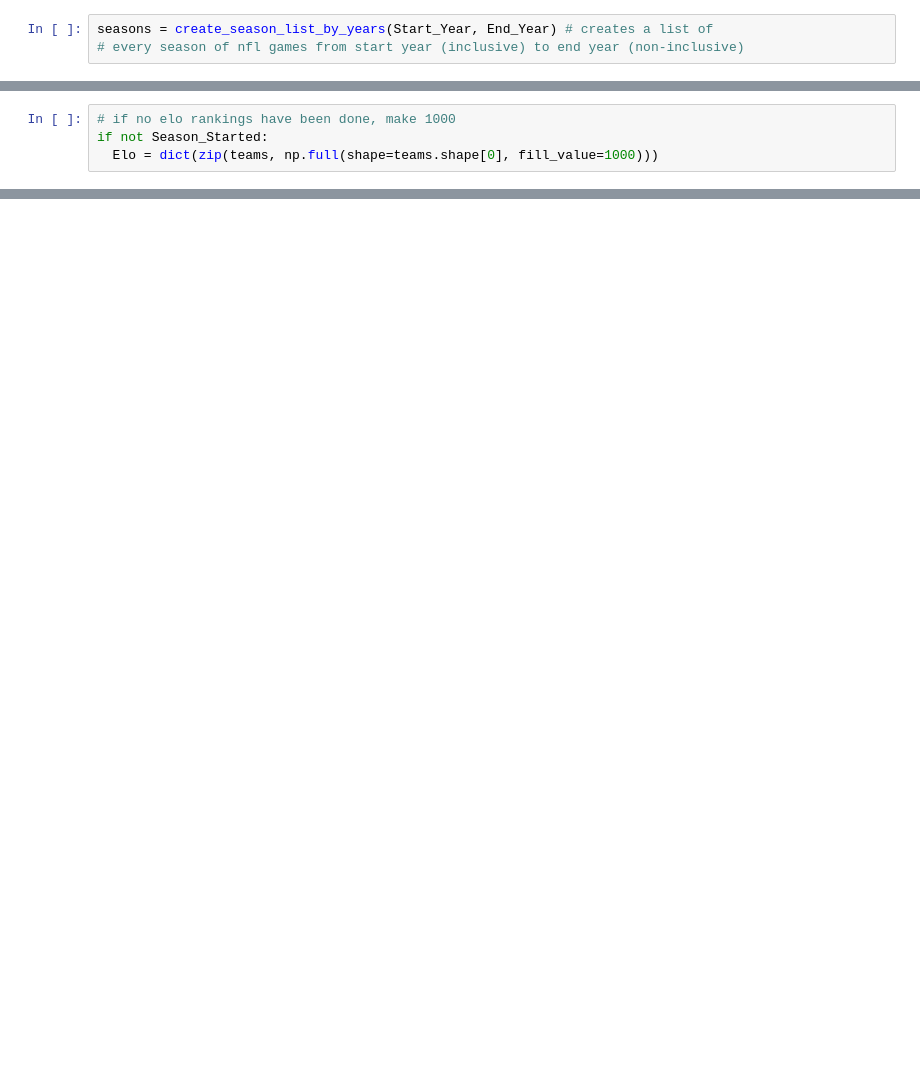
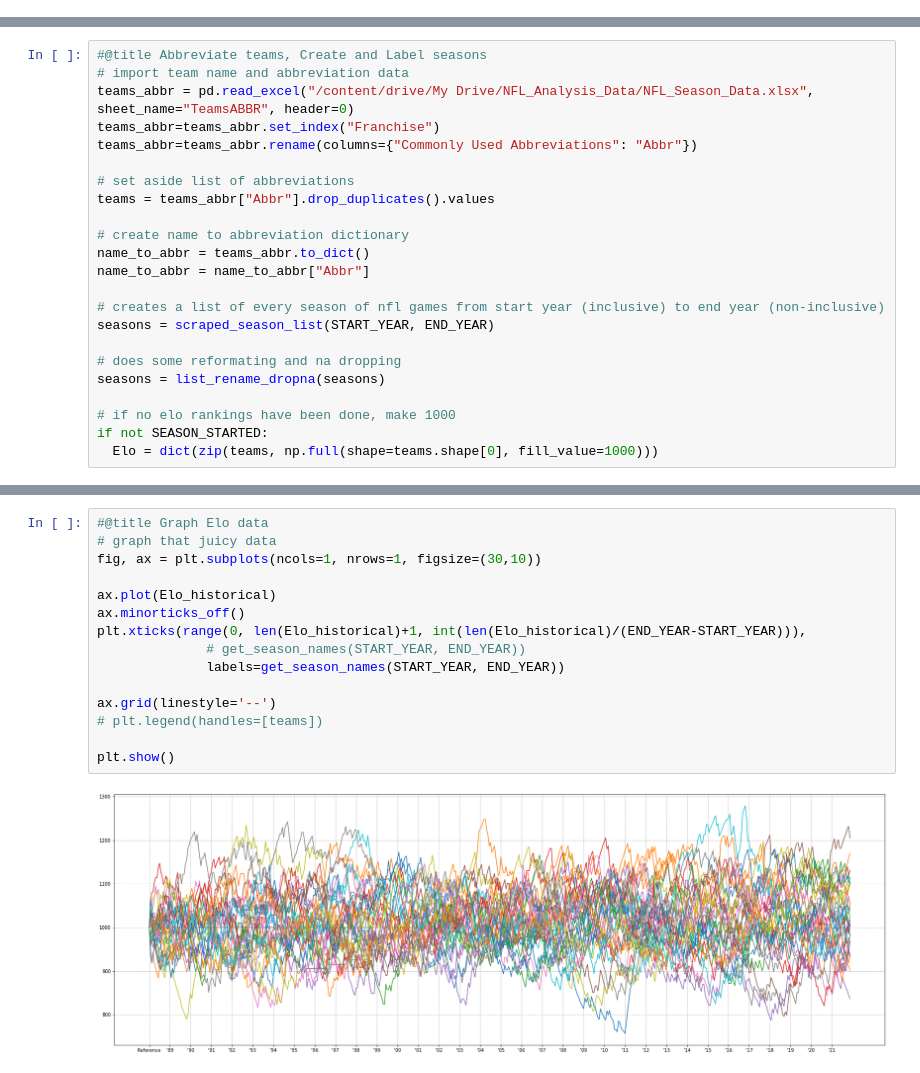
Before and after one commit to Kyrylo-Bakumenko/NFL_Gamba_And_Power_Rankings, a Jupyter notebook: Copy_of_NFL_Historical_Elo.ipynb, the cells around one changed output, grey strips where cells are left out. Cells and saved outputs as stored; diff of their text form; blank space fills up the shorter version.

```diff
--- a/Copy_of_NFL_Historical_Elo.ipynb
+++ b/Copy_of_NFL_Historical_Elo.ipynb
@@ -50,3 +2,0 @@ def create_season_list_by_years(Start_Year, End_Year):
-# %%
-seasons = create_season_list_by_years(Start_Year, End_Year) # creates a list of
-# every season of nfl games from start year (inclusive) to end year (non-inclusive)
@@ -92,4 +2,0 @@ array(['ARI', 'ATL', 'BAL', 'BUF', 'CAR', 'CHI', 'CIN', 'CLE', 'DAL',
-# %%
-# if no elo rankings have been done, make 1000
-if not Season_Started:
-  Elo = dict(zip(teams, np.full(shape=teams.shape[0], fill_value=1000)))
@@ -496,0 +184,23 @@ Accuracy:        71.595%
+# %%
+#@title Abbreviate teams, Create and Label seasons
+# import team name and abbreviation data
+teams_abbr = pd.read_excel("/content/drive/My Drive/NFL_Analysis_Data/NFL_Season_Data.xlsx", sheet_name="TeamsABBR", header=0)
+teams_abbr=teams_abbr.set_index("Franchise")
+teams_abbr=teams_abbr.rename(columns={"Commonly Used Abbreviations": "Abbr"})
+
+# set aside list of abbreviations
+teams = teams_abbr["Abbr"].drop_duplicates().values
+
+# create name to abbreviation dictionary
+name_to_abbr = teams_abbr.to_dict()
+name_to_abbr = name_to_abbr["Abbr"]
+
+# creates a list of every season of nfl games from start year (inclusive) to end year (non-inclusive)
+seasons = scraped_season_list(START_YEAR, END_YEAR)
+
+# does some reformating and na dropping
+seasons = list_rename_dropna(seasons)
+
+# if no elo rankings have been done, make 1000
+if not SEASON_STARTED:
+  Elo = dict(zip(teams, np.full(shape=teams.shape[0], fill_value=1000)))
@@ -496,0 +273,17 @@ Accuracy:        71.595%
+# %%
+#@title Graph Elo data
+# graph that juicy data
+fig, ax = plt.subplots(ncols=1, nrows=1, figsize=(30,10))
+
+ax.plot(Elo_historical)
+ax.minorticks_off()
+plt.xticks(range(0, len(Elo_historical)+1, int(len(Elo_historical)/(END_YEAR-START_YEAR))),
+              # get_season_names(START_YEAR, END_YEAR))
+              labels=get_season_names(START_YEAR, END_YEAR))
+
+ax.grid(linestyle='--')
+# plt.legend(handles=[teams])
+
+plt.show()
+# %% [output]
+[figure, added]
```
Also changed, not shown: parts of 45 cells of this notebook.
